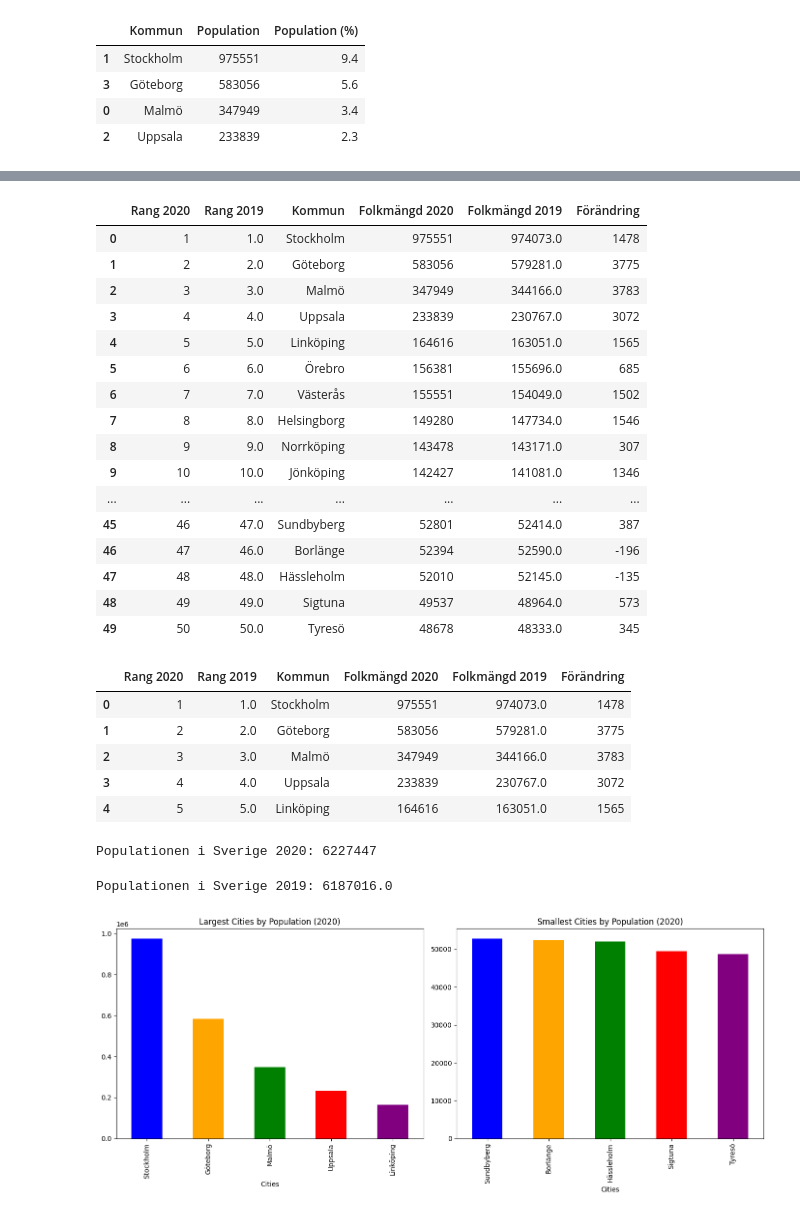
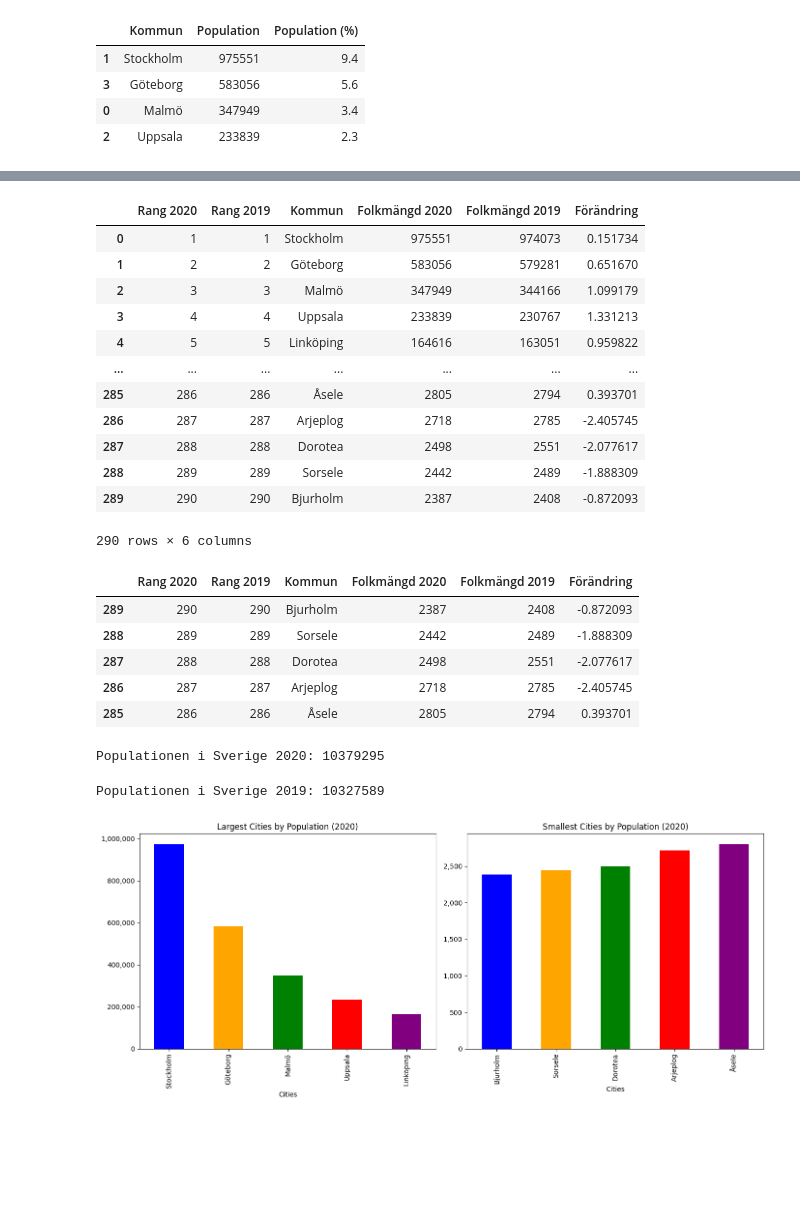
Before and after one commit to Cederlid/databehandling, a Jupyter notebook: exercises/E1_pandas_basic_syntax.ipynb, the cells around one changed output, grey strips where cells are left out. Drawn from its saved outputs; the diff is of its cells as text; code cells hidden in the pictures; blank space fills up the shorter version.

```diff
--- a/exercises/E1_pandas_basic_syntax.ipynb
+++ b/exercises/E1_pandas_basic_syntax.ipynb
@@ -235,6 +235,6 @@ f)
 
 </details>
 # %%
-cities_in_sweden_df = pd.read_excel("../data/komtopp50_2020.xlsx")
+cities_in_sweden_df = pd.read_excel("../data/komtopp50_2020.xlsx", sheet_name="Totalt", header=6)
 cities_in_sweden_df
 # %% [output]
@@ -285,8 +273,11 @@ memory usage: 2.8+ KB
 # %%
 # b
-clean_cities_in_sweden_df = cities_in_sweden_df.drop([0, 1, 2, 3, 4, 5])
+clean_cities_in_sweden_df = cities_in_sweden_df
 clean_cities_in_sweden_df.columns = ["Rang 2020", "Rang 2019", "Kommun", "Folkmängd 2020", "Folkmängd 2019", "Förändring"]
+clean_cities_in_sweden_df["Rang 2019"] = clean_cities_in_sweden_df["Rang 2019"].astype(int)
+clean_cities_in_sweden_df["Folkmängd 2019"] = clean_cities_in_sweden_df["Folkmängd 2019"].astype(int)
 clean_cities_in_sweden_df = clean_cities_in_sweden_df.sort_values(by="Kommun", ascending=True).reset_index(drop=True)
+
 clean_cities_in_sweden_df
 # %% [output]
 |  | Rang 2020 | Rang 2019 | Kommun | Folkmängd 2020 | Folkmängd 2019 | Förändring |
@@ -312,74 +299,74 @@ sorted_cities_df = clean_cities_in_sweden_df.sort_values(by="Folkmängd 2020", a
 sorted_cities_df
 # %% [output]
 |  | Rang 2020 | Rang 2019 | Kommun | Folkmängd 2020 | Folkmängd 2019 | Förändring |
-| 0 | 1 | 1.0 | Stockholm | 975551 | 974073.0 | 1478 |
-| 1 | 2 | 2.0 | Göteborg | 583056 | 579281.0 | 3775 |
-| 2 | 3 | 3.0 | Malmö | 347949 | 344166.0 | 3783 |
-| 3 | 4 | 4.0 | Uppsala | 233839 | 230767.0 | 3072 |
-| 4 | 5 | 5.0 | Linköping | 164616 | 163051.0 | 1565 |
-| 5 | 6 | 6.0 | Örebro | 156381 | 155696.0 | 685 |
-| 6 | 7 | 7.0 | Västerås | 155551 | 154049.0 | 1502 |
-| 7 | 8 | 8.0 | Helsingborg | 149280 | 147734.0 | 1546 |
-| 8 | 9 | 9.0 | Norrköping | 143478 | 143171.0 | 307 |
-| 9 | 10 | 10.0 | Jönköping | 142427 | 141081.0 | 1346 |
+| 0 | 1 | 1 | Stockholm | 975551 | 974073 | 0.151734 |
+| 1 | 2 | 2 | Göteborg | 583056 | 579281 | 0.651670 |
+| 2 | 3 | 3 | Malmö | 347949 | 344166 | 1.099179 |
+| 3 | 4 | 4 | Uppsala | 233839 | 230767 | 1.331213 |
+| 4 | 5 | 5 | Linköping | 164616 | 163051 | 0.959822 |
 | ... | ... | ... | ... | ... | ... | ... |
-| 45 | 46 | 47.0 | Sundbyberg | 52801 | 52414.0 | 387 |
-| 46 | 47 | 46.0 | Borlänge | 52394 | 52590.0 | -196 |
-| 47 | 48 | 48.0 | Hässleholm | 52010 | 52145.0 | -135 |
-| 48 | 49 | 49.0 | Sigtuna | 49537 | 48964.0 | 573 |
-| 49 | 50 | 50.0 | Tyresö | 48678 | 48333.0 | 345 |
+| 285 | 286 | 286 | Åsele | 2805 | 2794 | 0.393701 |
+| 286 | 287 | 287 | Arjeplog | 2718 | 2785 | -2.405745 |
+| 287 | 288 | 288 | Dorotea | 2498 | 2551 | -2.077617 |
+| 288 | 289 | 289 | Sorsele | 2442 | 2489 | -1.888309 |
+| 289 | 290 | 290 | Bjurholm | 2387 | 2408 | -0.872093 |
+290 rows × 6 columns
 # %%
 # d
 largest_cities_df = sorted_cities_df.head()
-smallest_cities_df = sorted_cities_df.tail()
+smallest_cities_df = sorted_cities_df.tail().sort_values(by="Folkmängd 2020", ascending=True)
 smallest_cities_df
-largest_cities_df
+#largest_cities_df
 # %% [output]
 |  | Rang 2020 | Rang 2019 | Kommun | Folkmängd 2020 | Folkmängd 2019 | Förändring |
-| 0 | 1 | 1.0 | Stockholm | 975551 | 974073.0 | 1478 |
-| 1 | 2 | 2.0 | Göteborg | 583056 | 579281.0 | 3775 |
-| 2 | 3 | 3.0 | Malmö | 347949 | 344166.0 | 3783 |
-| 3 | 4 | 4.0 | Uppsala | 233839 | 230767.0 | 3072 |
-| 4 | 5 | 5.0 | Linköping | 164616 | 163051.0 | 1565 |
+| 289 | 290 | 290 | Bjurholm | 2387 | 2408 | -0.872093 |
+| 288 | 289 | 289 | Sorsele | 2442 | 2489 | -1.888309 |
+| 287 | 288 | 288 | Dorotea | 2498 | 2551 | -2.077617 |
+| 286 | 287 | 287 | Arjeplog | 2718 | 2785 | -2.405745 |
+| 285 | 286 | 286 | Åsele | 2805 | 2794 | 0.393701 |
 # %%
 # e
 
 population_2020_df = sorted_cities_df["Folkmängd 2020"].sum()
 print(f"Populationen i Sverige 2020: {population_2020_df}")
 # %% [output]
-Populationen i Sverige 2020: 6227447
+Populationen i Sverige 2020: 10379295
 # %%
 population_2019_df = sorted_cities_df["Folkmängd 2019"].sum()
 print(f"Populationen i Sverige 2019: {population_2019_df}")
 # %% [output]
-Populationen i Sverige 2019: 6187016.0
+Populationen i Sverige 2019: 10327589
 # %%
 # f
 from matplotlib import pyplot as plt
+from matplotlib.ticker import StrMethodFormatter
 
 largest = largest_cities_df.set_index("Kommun")["Folkmängd 2020"]
 smallest = smallest_cities_df.set_index("Kommun")["Folkmängd 2020"]
 
 colors = ['blue', 'orange', 'green', 'red', 'purple']
 
 y_max = 1000000
+y_min = 45000
 
 
 fig, (ax1, ax2) = plt.subplots(1, 2, figsize=(14, 6))
 
 largest.plot(kind='bar', color=colors * (len(largest) // len(colors) + 1), ax=ax1)
 ax1.set_title("Largest Cities by Population (2020)")
 ax1.set_xlabel("Cities")
-#ax1.set_ylim(0, y_max)
+#ax1.set_ylim(y_min, y_max)
+ax1.yaxis.set_major_formatter(StrMethodFormatter('{x:,.0f}'))
 
 smallest.plot(kind='bar', color=colors * (len(smallest) // len(colors) + 1), ax=ax2)
 ax2.set_title("Smallest Cities by Population (2020)")
 ax2.set_xlabel("Cities")
-#ax2.set_ylim(0, y_max)
+#ax2.set_ylim(y_min, y_max)
+ax2.yaxis.set_major_formatter(StrMethodFormatter('{x:,.0f}'))
 plt.tight_layout()
 plt.show()
 # %% [output]
-[figure, old version]
+[figure, new version]
 # %% [markdown]
 ---
 
```
Also changed, not shown: parts of 17 cells of this notebook, 2 other files.
